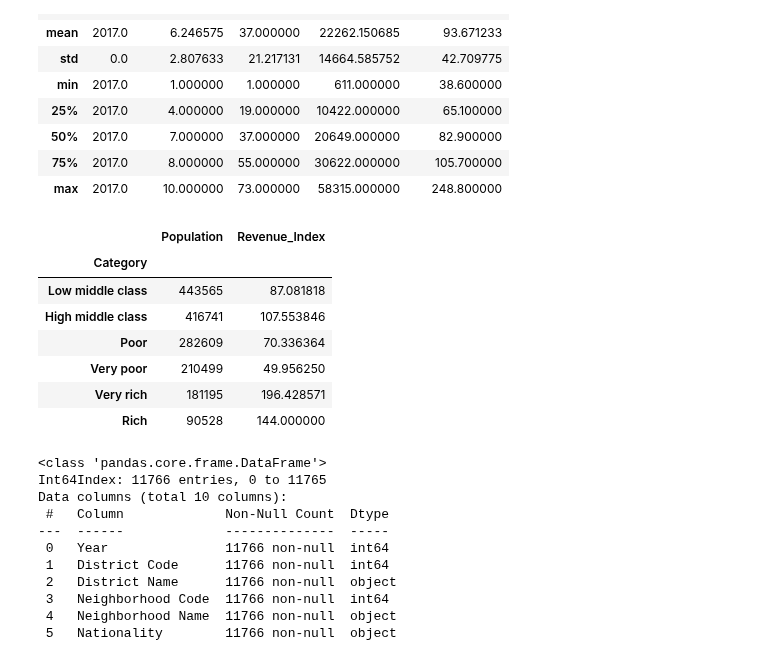
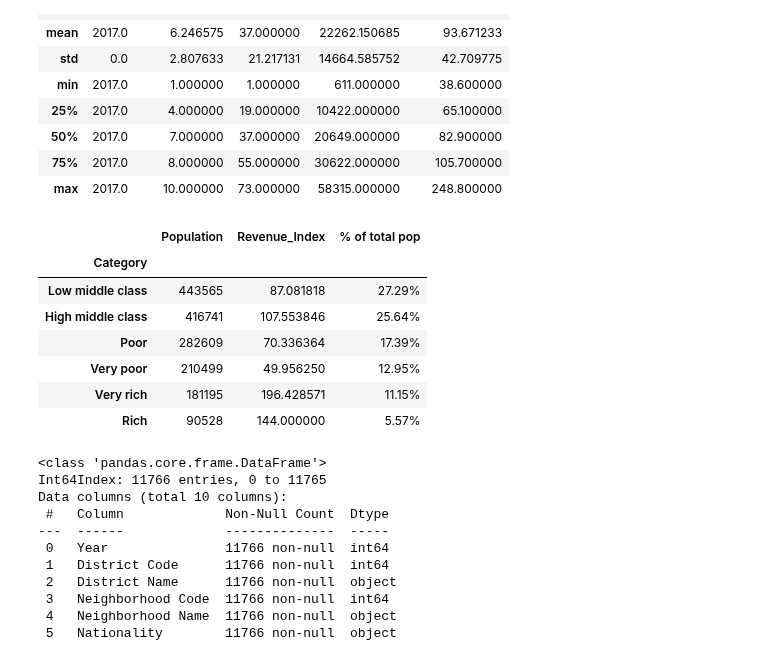
Before and after one commit to ta-data-bcn/Project-Week-2-Barcelona, a Jupyter notebook: your-project/Code/Immigration and Emigration.ipynb, the cells around one changed output. Cells and saved outputs as stored; diff of their text form; code cells hidden in the pictures.

```diff
--- a/your-project/Code/Javier/Immigration and Emigration.ipynb
+++ b/your-project/Code/Immigration and Emigration.ipynb
@@ -9,11 +9,10 @@ import numpy as np
 import os
 # %%
 #We then import the provided data
-sources_list = [file for file in os.listdir('../../Sources/3.-Population/') if (file.endswith('.csv') and file.startswith("imm"))]
+sources_list = [file for file in os.listdir('../Sources/3.-Population/') if (file.endswith('.csv') and file.startswith("imm"))]
 df_lst = []
 for file in sources_list:
-    globals()[file[:-4]] = pd.read_csv('../../Sources/3.-Population/' + file)
+    globals()[file[:-4]] = pd.read_csv('../Sources/3.-Population/' + file)
     df_lst.append(file[:-4])
-revenue_neighborhoods = pd.read_csv('../../Sources/External_Sources/_distribucio_territorial_renda_familiar.csv')
+revenue_neighborhoods = pd.read_csv('../Sources/External_Sources/_distribucio_territorial_renda_familiar.csv')
 revenue_neighborhoods.rename(columns = {'Índex RFD Barcelona = 100':'Revenue_Index','Població':'Population'},inplace = True)
-print(df_lst)
@@ -58,23 +55,27 @@ revenue_neighborhoods_2017.describe()
 # %%
 #We create 4 revenue categories for the negihborhoods based on their revenue levels
 revenue_neighborhoods_2017["Category"] = ["Very poor" if e < 63
                                           else "Poor" if e < 79
                                           else "Low middle class" if e < 100
                                           else "High middle class" if e < 126
                                           else "Rich" if e < 159
                                           else "Very rich"
                                           for e in revenue_neighborhoods_2017["Revenue_Index"]]
 #We want to see how many people are included in each category:
-revenue_neighborhoods_2017.groupby("Category")[["Population","Revenue_Index"]].aggregate({"Population":"sum","Revenue_Index":"mean"}).sort_values(by = "Population",ascending = False)
+pop_by_class = revenue_neighborhoods_2017.groupby("Category")[["Population","Revenue_Index"]].aggregate({"Population":"sum","Revenue_Index":"mean"}).sort_values(by = "Population",ascending = False)
+pop_by_class["% of total pop"] = pop_by_class["Population"] / pop_by_class["Population"].sum()
+pop_by_class["% of total pop"] = pd.Series([str(round(value*100,2)) + '%' for value in pop_by_class["% of total pop"]],index = pop_by_class.index)
+pop_by_class.to_excel('../Results.xls',sheet_name = 'Population by revenues')
+pop_by_class
 # %% [output]
-|  | Population | Revenue_Index |
-| Category |  |  |
-| Low middle class | 443565 | 87.081818 |
-| High middle class | 416741 | 107.553846 |
-| Poor | 282609 | 70.336364 |
-| Very poor | 210499 | 49.956250 |
-| Very rich | 181195 | 196.428571 |
-| Rich | 90528 | 144.000000 |
+|  | Population | Revenue_Index | % of total pop |
+| Category |  |  |  |
+| Low middle class | 443565 | 87.081818 | 27.29% |
+| High middle class | 416741 | 107.553846 | 25.64% |
+| Poor | 282609 | 70.336364 | 17.39% |
+| Very poor | 210499 | 49.956250 | 12.95% |
+| Very rich | 181195 | 196.428571 | 11.15% |
+| Rich | 90528 | 144.000000 | 5.57% |
 # %%
 immigrants_by_nationality_merged = immigrants_by_nationality_2017.merge(revenue_neighborhoods_2017[["Category","Population","Codi_Barri"]],left_on = "Neighborhood Code",right_on = "Codi_Barri",how = "left")
 immigrants_emigrants_by_age_merged = immigrants_emigrants_by_age_2017.merge(revenue_neighborhoods_2017[["Category","Population","Codi_Barri"]],left_on = "Neighborhood Code",right_on = "Codi_Barri",how = "left")
```
Also changed, not shown: parts of 4 cells of this notebook, 4 other files.
